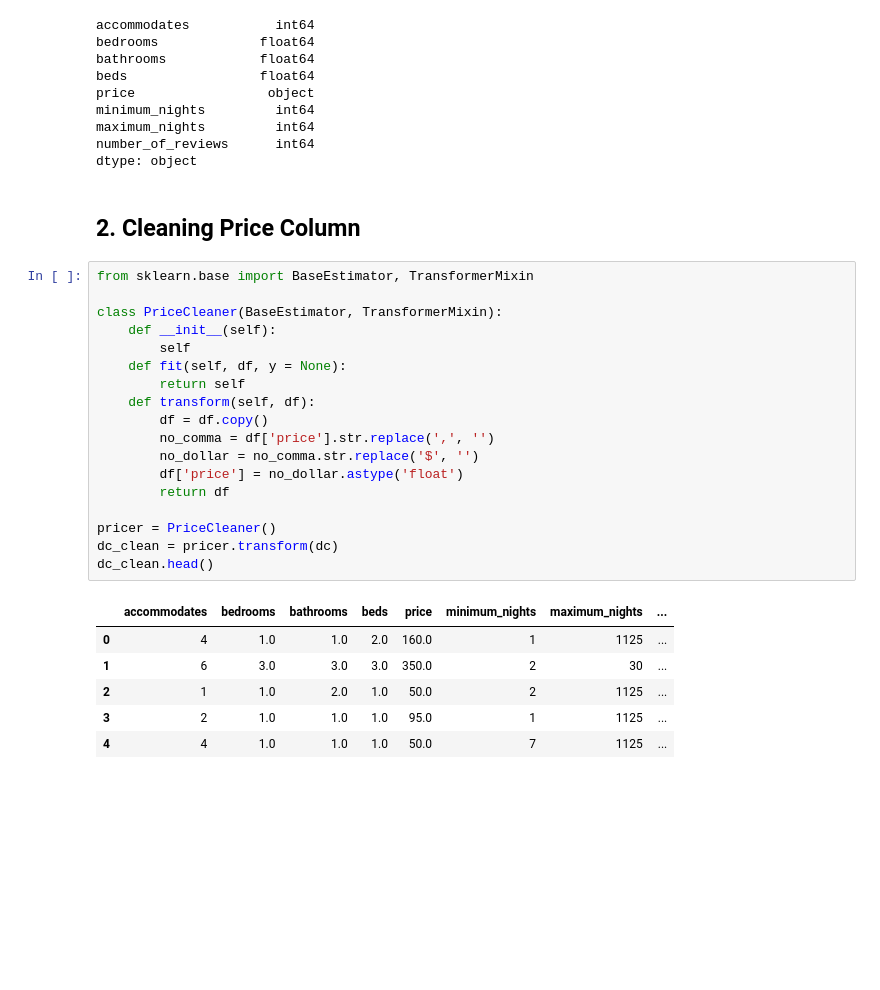
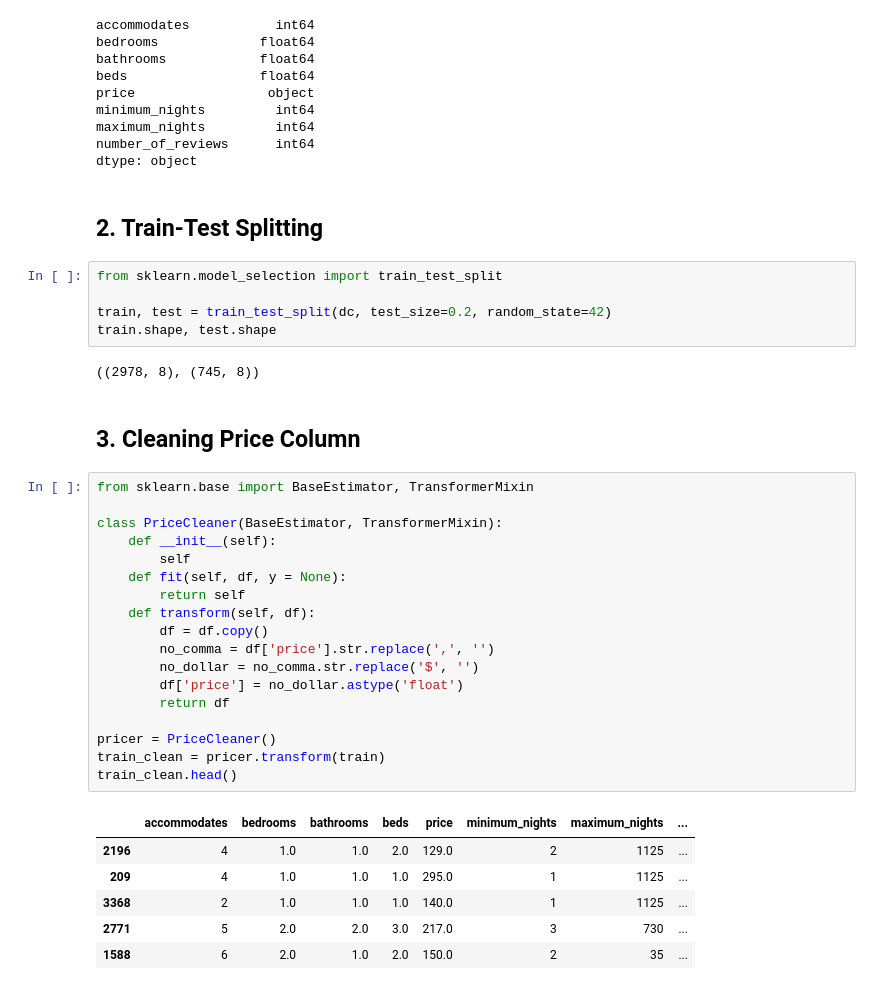
Before and after one commit to harera3/ML_Blueprints, a Jupyter notebook: 02_Evaluating_Model_performance.ipynb, the cells around one changed output. Drawn from its saved outputs; the diff is of its cells as text; blank space fills up the shorter version.

```diff
--- a/02_Evaluating_Model_performance.ipynb
+++ b/02_Evaluating_Model_performance.ipynb
@@ -36,31 +48,40 @@ minimum_nights         int64
 maximum_nights         int64
 number_of_reviews      int64
 dtype: object
+# %% [markdown]
+## 2. Train-Test Splitting
+# %%
+from sklearn.model_selection import train_test_split
+
+train, test = train_test_split(dc, test_size=0.2, random_state=42)
+train.shape, test.shape
+# %% [output]
+((2978, 8), (745, 8))
 # %% [markdown]
-## 2. Cleaning Price Column
+## 3. Cleaning Price Column
 # %%
 from sklearn.base import BaseEstimator, TransformerMixin
 
 class PriceCleaner(BaseEstimator, TransformerMixin):
     def __init__(self):
         self
     def fit(self, df, y = None):
         return self
     def transform(self, df):
         df = df.copy()
         no_comma = df['price'].str.replace(',', '')
         no_dollar = no_comma.str.replace('$', '')
         df['price'] = no_dollar.astype('float')
         return df
 
 pricer = PriceCleaner()
-dc_clean = pricer.transform(dc)
-dc_clean.head()
+train_clean = pricer.transform(train)
+train_clean.head()
 # %% [output]
 |  | accommodates | bedrooms | bathrooms | beds | price | minimum_nights | maximum_nights | ... |
-| 0 | 4 | 1.0 | 1.0 | 2.0 | 160.0 | 1 | 1125 | ... |
-| 1 | 6 | 3.0 | 3.0 | 3.0 | 350.0 | 2 | 30 | ... |
-| 2 | 1 | 1.0 | 2.0 | 1.0 | 50.0 | 2 | 1125 | ... |
-| 3 | 2 | 1.0 | 1.0 | 1.0 | 95.0 | 1 | 1125 | ... |
-| 4 | 4 | 1.0 | 1.0 | 1.0 | 50.0 | 7 | 1125 | ... |
+| 2196 | 4 | 1.0 | 1.0 | 2.0 | 129.0 | 2 | 1125 | ... |
+| 209 | 4 | 1.0 | 1.0 | 1.0 | 295.0 | 1 | 1125 | ... |
+| 3368 | 2 | 1.0 | 1.0 | 1.0 | 140.0 | 1 | 1125 | ... |
+| 2771 | 5 | 2.0 | 2.0 | 3.0 | 217.0 | 3 | 730 | ... |
+| 1588 | 6 | 2.0 | 1.0 | 2.0 | 150.0 | 2 | 35 | ... |
 # %%
```
Also changed, not shown: parts of 22 cells of this notebook.
